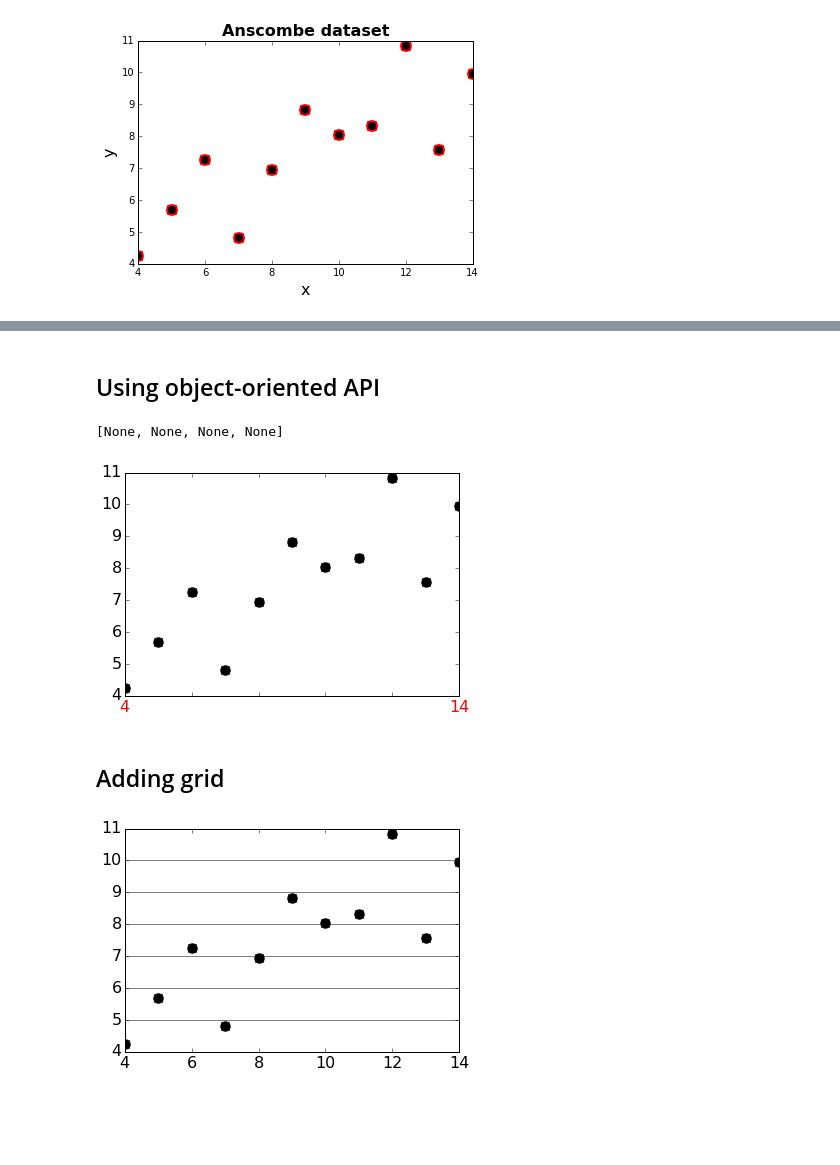
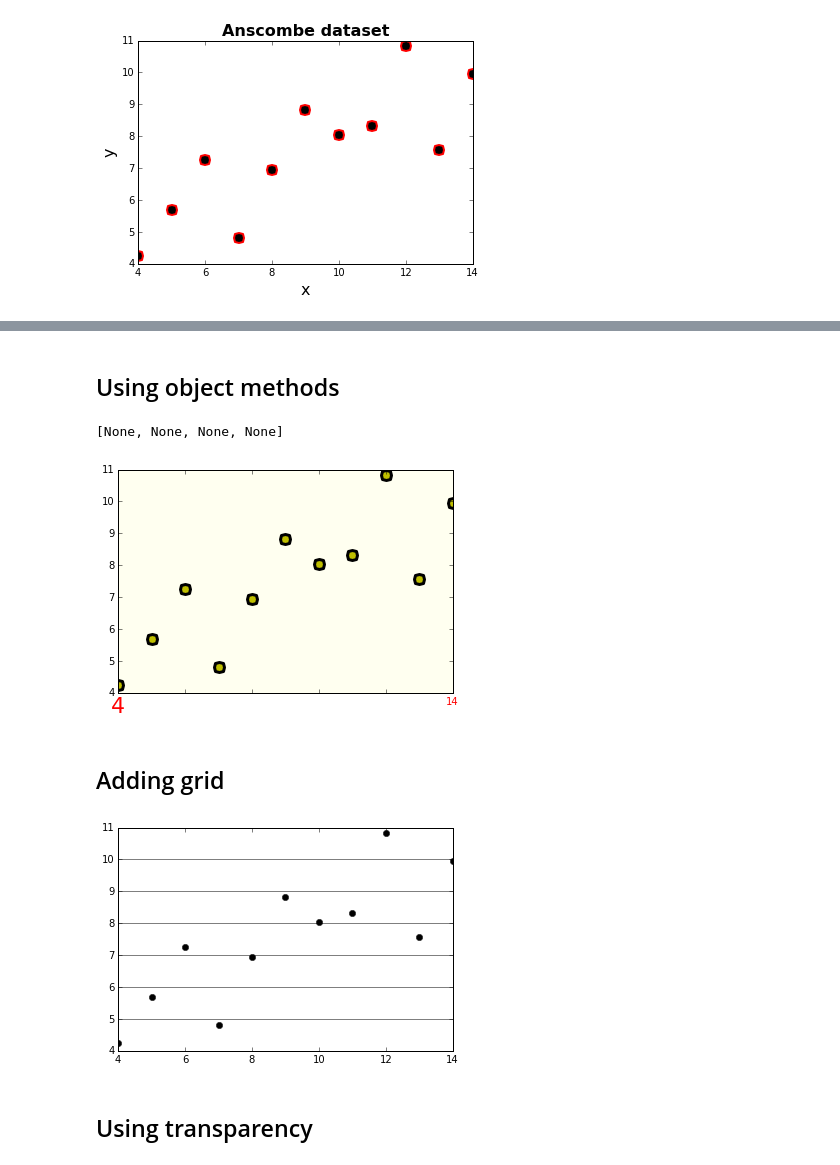
Before and after one commit to btel/unic_python_course_2014, a Jupyter notebook: notebooks/03_matplotlib_tutorial.ipynb, the cells around one changed output, grey strips where cells are left out. Drawn from its saved outputs; the diff is of its cells as text; code cells hidden in the pictures; blank space fills up the shorter version.

```diff
--- a/notebooks/03_matplotlib_tutorial.ipynb
+++ b/notebooks/03_matplotlib_tutorial.ipynb
@@ -217,15 +296,0 @@ Customising globals
-# %%
-import matplotlib
-matplotlib.rcParams.update({'xtick.labelsize' : 16,
-                            'ytick.labelsize' : 16,
-                            'axes.labelsize' : 16,
-                            'axes.titlesize' : 18,
-                            'lines.markersize' : 10,
-                            'lines.linestyle' : 'None',
-                            'lines.marker' : 'o',
-                            'lines.markerfacecolor' : 'k'})
-
-plt.plot(x1, y1)
-plt.xlabel('x')
-plt.ylabel('y')
-plt.title('Anscombe dataset')
@@ -235,19 +297,27 @@ plt.title('Anscombe dataset')
 # %% [markdown]
-Using object-oriented API
------------------------
+Using object methods
+--------------------
 # %%
 ax = plt.subplot(111)
 line, = ax.plot(x1, y1, 'o')
 line.set_markersize(10)
-line.set_mfc('k')
+line.set_markerfacecolor('y')
+line.set_markeredgewidth(3)
+ax.set_axis_bgcolor('ivory')
 
 ticklabels = ax.get_xticklabels()
 
+ticklabels[0].set_size(22)
+
+#setp sets the property on all elements in the list
 plt.setp(ticklabels, color='r')
+# or equivalently:
+#[t.set_color('r') for t in ticklabels]
+
 plt.setp(ticklabels[1:-1], visible=False)
 # %% [output]
 [None, None, None, None]
-[figure, old version]
+[figure, new version]
 # %% [markdown]
 Adding grid
 -----------
@@ -255,4 +325,7 @@ Adding grid
 plt.plot(x1, y1, 'ko')
 plt.grid(axis='y', which='major', ls='-', lw=0.5)
 # %% [output]
-[figure, old version]
+[figure, new version]
+# %% [markdown]
+Using transparency
+------------------
```
Also changed, not shown: parts of 24 cells of this notebook.
